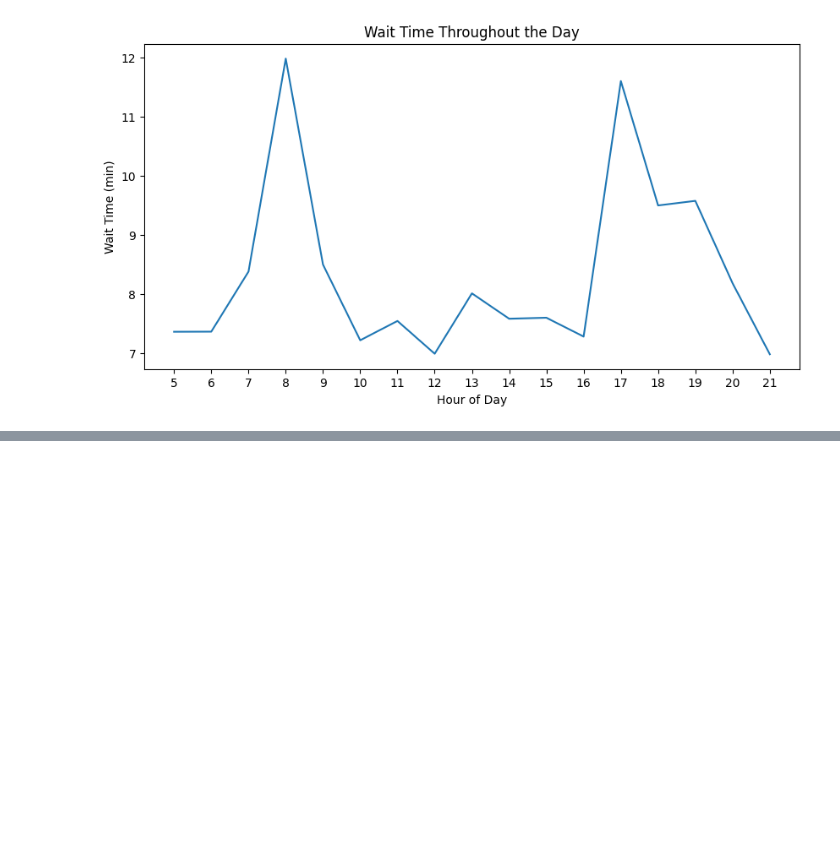
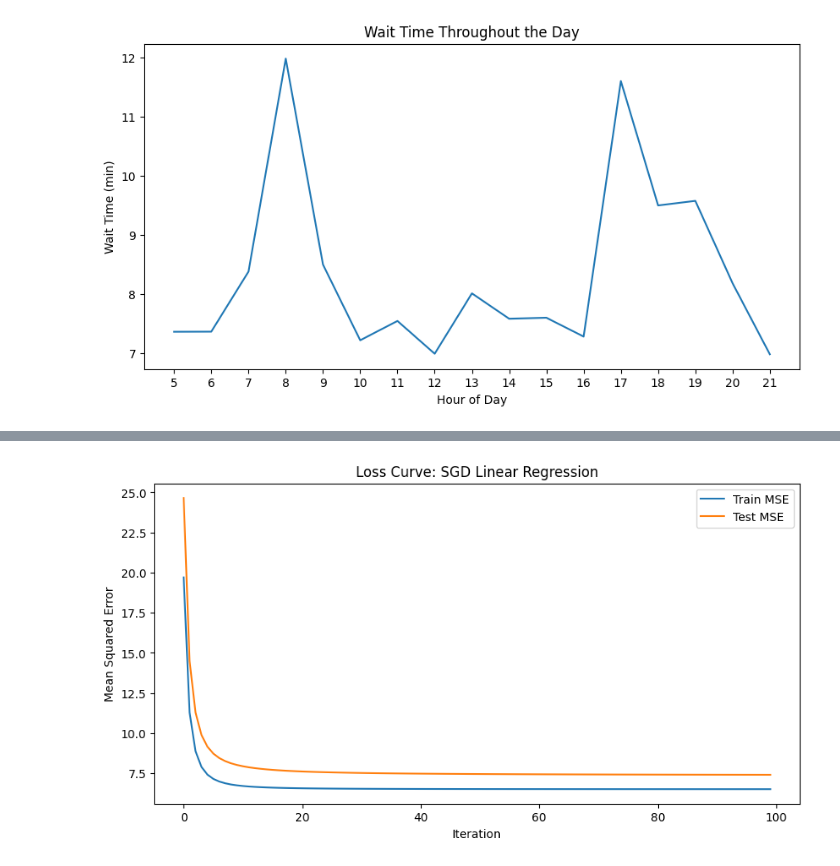
Before and after one commit to Evanice4/ML_Summative, a Jupyter notebook: linear_regression/bus_wait_prediction.ipynb, the cells around one changed output, grey strips where cells are left out. Cells and saved outputs as stored; diff of their text form; code cells hidden in the pictures; blank space fills up the shorter version.

```diff
--- a/linear_regression/bus_wait_prediction.ipynb
+++ b/linear_regression/bus_wait_prediction.ipynb
@@ -99,0 +158,24 @@ plt.show()
+# %%
+# Create SGD model to get loss curve
+sgd_model = SGDRegressor(max_iter=1000, learning_rate='invscaling', eta0=0.01, random_state=42, average=True)
+train_errors = []
+test_errors = []
+for i in range(1, 101):  # Track error over 100 steps
+    sgd_model.partial_fit(X_train, y_train)
+    train_pred = sgd_model.predict(X_train)
+    test_pred = sgd_model.predict(X_test)
+    train_mse = mean_squared_error(y_train, train_pred)
+    test_mse = mean_squared_error(y_test, test_pred)
+    train_errors.append(train_mse)
+    test_errors.append(test_mse)
+# Plot loss curve
+plt.figure(figsize=(10, 5))
+plt.plot(train_errors, label='Train MSE')
+plt.plot(test_errors, label='Test MSE')
+plt.xlabel("Iteration")
+plt.ylabel("Mean Squared Error")
+plt.title("Loss Curve: SGD Linear Regression")
+plt.legend()
+plt.show()
+# %% [output]
+[figure, added]
```
Also changed, not shown: parts of 6 cells of this notebook.
